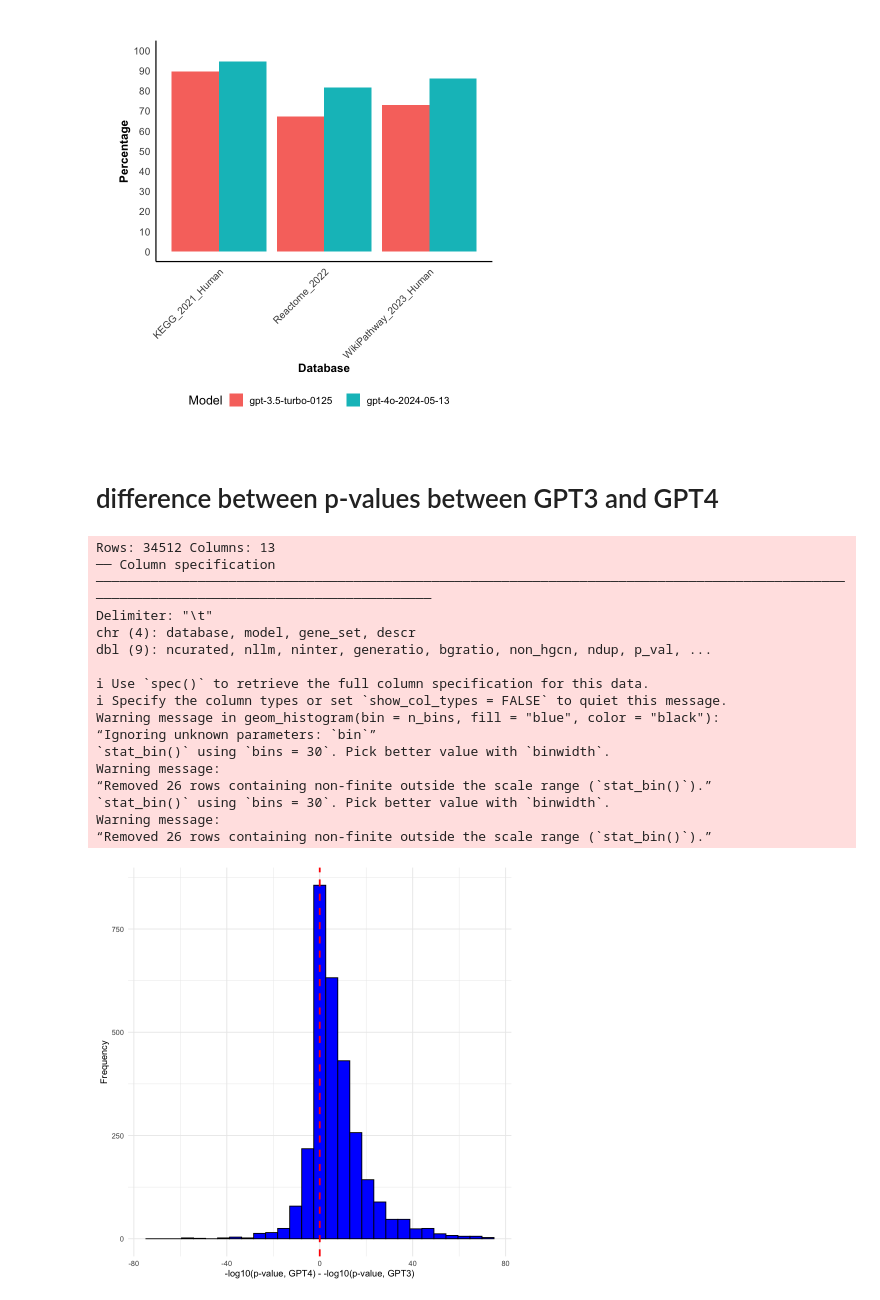
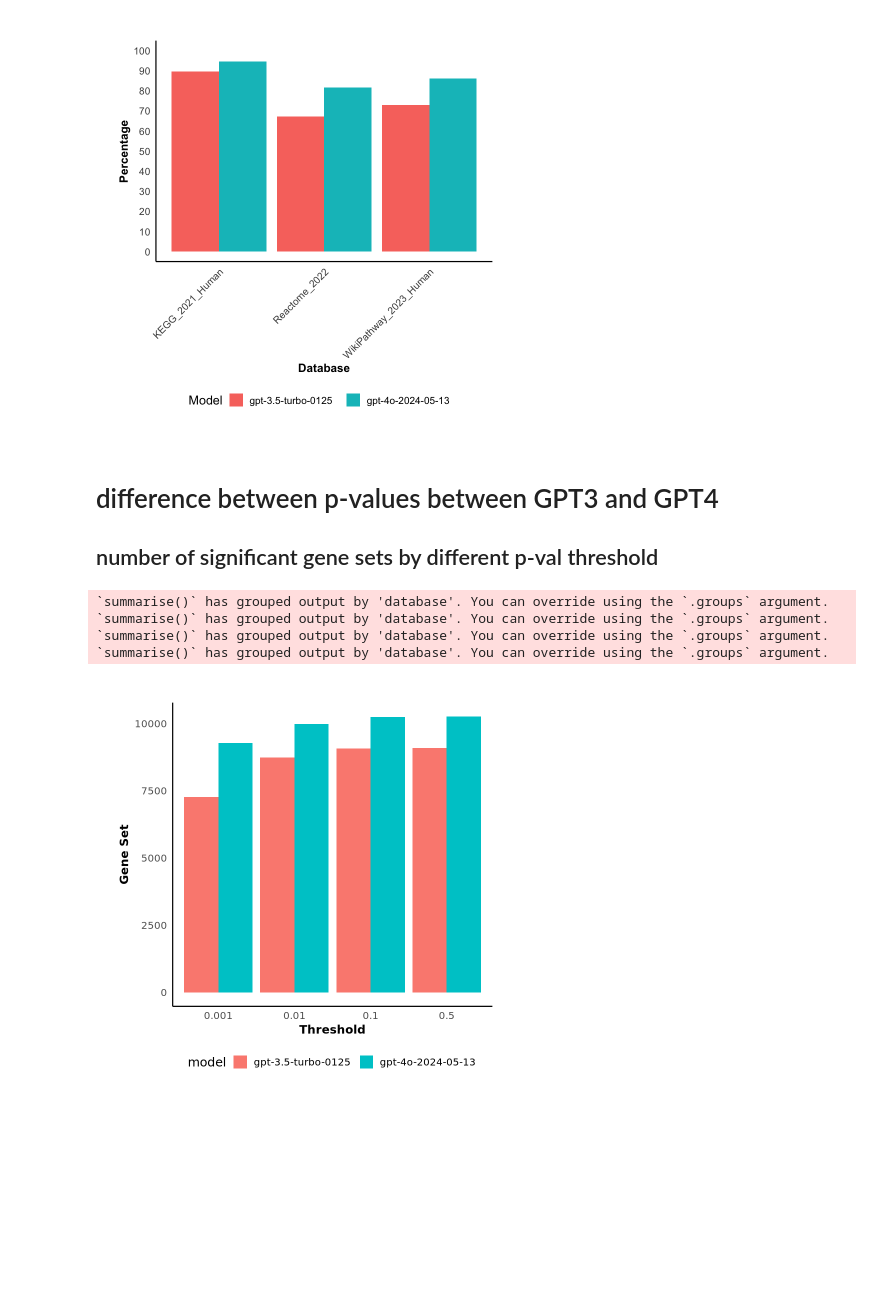
Before and after one commit to Alector-BIO/llm2geneset, a Jupyter notebook: notebooks/figures.ipynb, the cells around one changed output. Saved outputs shown, nothing was run; the diff lists cells and outputs as text; code cells hidden in the pictures; blank space fills up the shorter version.

```diff
--- a/notebooks/figures.ipynb
+++ b/notebooks/figures.ipynb
@@ -167,49 +167,51 @@ p
 ggsave("figures/4_percent_sig_compare_models.pdf", plot = p, device = "pdf", width = 10, height = 8, dpi = 300)
 # %% [markdown]
 # difference between p-values between GPT3 and GPT4
+## number of significant gene sets by different p-val threshold
 # %%
-df <- readr::read_tsv("genes_overlap.tsv")
-df <- df |> dplyr::filter(gene_set == "llm_genes_role")
-df.gpt3 <- df |> dplyr::filter(model == "gpt-3.5-turbo-0125")
-df.gpt4 <- df |> dplyr::filter(model == "gpt-4o-2024-05-13")
+# Read the data
+df <- read.csv('genes_overlap.tsv', sep='\t')
 
-df.m <- merge(df.gpt3, df.gpt4, by="descr", suffixes = c(".gpt3", ".gpt4"))
-df.m$p_val.gpt3 <- -log10(df.m$p_val.gpt3)
-df.m$p_val.gpt4 <- -log10(df.m$p_val.gpt4)
+# Define p-value thresholds
+p_value_thres <- c(0.001, 0.01, 0.1, 0.5)
+df_res <- data.frame()
 
-df.m$diff <- df.m$p_val.gpt4 - df.m$p_val.gpt3
+# Loop through each threshold
+for (thres in p_value_thres) {
 
-freedman_diaconis_bins <- function(x) {
-  h <- 2 * IQR(x) / (length(x)^(1/3))
-  n_bins <- ceiling((max(x) - min(x)) / h)
-  return(n_bins)
+    df_thres <- df %>%
+        filter(p_val < thres) %>%
+        group_by(database, model) %>%
+        summarise(gene_set = n()) %>%
+        ungroup() %>%
+        mutate(thres = thres)
+
+    df_res <- bind_rows(df_res, df_thres)
 }
-n_bins <- freedman_diaconis_bins(df.m$diff)
 
-fig <- ggplot(df.m, aes(x = diff)) +
-  geom_histogram(bin = n_bins, fill = "blue", color = "black") +
-  geom_vline(aes(xintercept = 0), color = "red", linetype = "dashed", size = 1) +
-  xlim(-75, 75) +
-  labs(x = "-log10(p-value, GPT4) - -log10(p-value, GPT3)",
-       y = "Frequency") +
-  theme_minimal()
-ggsave(fig, file="figures/p_value_diff_histogram.pdf", width = 4, height=4)
-fig
+# Plotting
+ggplot(df_res, aes(x = factor(thres), y = gene_set, fill = model)) +
+    geom_bar(stat = "identity", position = "dodge") +
+    labs(
+         x = "Threshold",
+         y = "Gene Set") +
+  theme_minimal(base_size = 15) +
+  theme(
+    panel.grid.major = element_blank(),
+    panel.grid.minor = element_blank(),
+    panel.background = element_blank(),
+    plot.background = element_blank(),
+    panel.border = element_blank(),
+    axis.line = element_line(),
+    axis.title.x = element_text(face = "bold", size = 14),
+    axis.title.y = element_text(face = "bold", size = 14),
+    strip.text = element_text(face = "bold", size = 12),
+    legend.position = "bottom",
+    plot.margin = margin(1, 1, 1, 1, "cm")  # Top, right, bottom, left margins
+  )
 # %% [output]
-Rows: 34512 Columns: 13
-── Column specification ───────────────────────────────────────────────────────────────────────────────────────────────────────────────────────────────────────────
-Delimiter: "\t"
-chr (4): database, model, gene_set, descr
-dbl (9): ncurated, nllm, ninter, generatio, bgratio, non_hgcn, ndup, p_val, ...
-
-ℹ Use `spec()` to retrieve the full column specification for this data.
-ℹ Specify the column types or set `show_col_types = FALSE` to quiet this message.
-Warning message in geom_histogram(bin = n_bins, fill = "blue", color = "black"):
-“Ignoring unknown parameters: `bin`”
-`stat_bin()` using `bins = 30`. Pick better value with `binwidth`.
-Warning message:
-“Removed 26 rows containing non-finite outside the scale range (`stat_bin()`).”
-`stat_bin()` using `bins = 30`. Pick better value with `binwidth`.
-Warning message:
-“Removed 26 rows containing non-finite outside the scale range (`stat_bin()`).”
+`summarise()` has grouped output by 'database'. You can override using the `.groups` argument.
+`summarise()` has grouped output by 'database'. You can override using the `.groups` argument.
+`summarise()` has grouped output by 'database'. You can override using the `.groups` argument.
+`summarise()` has grouped output by 'database'. You can override using the `.groups` argument.
-[figure, old version]
+[figure, new version]
```
Also changed, not shown: parts of 9 cells of this notebook.
